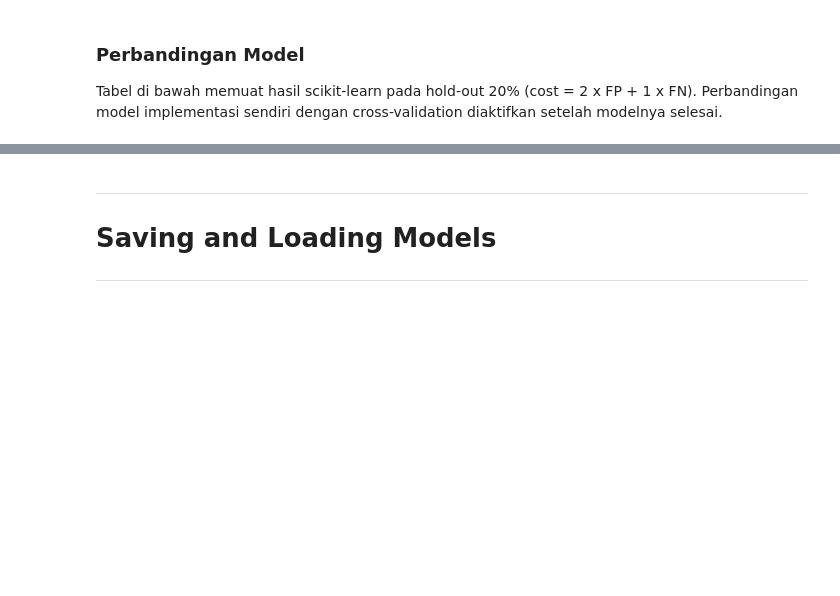
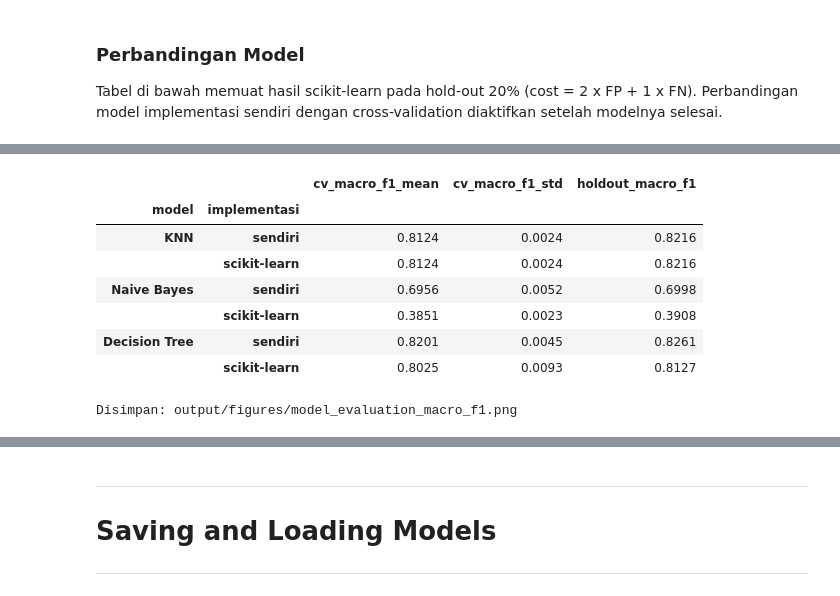
Before and after one commit to fahdmz/IF3170_G18_Tandborste, a Jupyter notebook: main.ipynb, the cells around one changed output, grey strips where cells are left out. Cells and saved outputs as stored; diff of their text form; code cells hidden in the pictures; blank space fills up the shorter version.

```diff
--- a/main.ipynb
+++ b/main.ipynb
@@ -1307,0 +1417,66 @@ comparison_sk
+# %%
+eval_rows = []
+
+
+def add_eval_row(model, implementation, cv_macro_f1, holdout_macro_f1):
+    """Satu baris tabel evaluasi: Macro F1 CV (mean, std) dan hold-out."""
+    eval_rows.append(
+        {
+            "model": model,
+            "implementasi": implementation,
+            "cv_macro_f1_mean": float(np.mean(cv_macro_f1)),
+            "cv_macro_f1_std": float(np.std(cv_macro_f1)),
+            "holdout_macro_f1": float(holdout_macro_f1),
+        }
+    )
+
+
+add_eval_row("KNN", "sendiri", knn_cv["macro_f1"], knn_holdout_macro_f1)
+add_eval_row("KNN", "scikit-learn", sk_knn_cv["macro_f1"], sk_results["KNN"]["macro_f1"])
+add_eval_row("Naive Bayes", "sendiri", nb_cv["macro_f1"], nb_holdout_macro_f1)
+add_eval_row("Naive Bayes", "scikit-learn", sk_nb_cv["macro_f1"], sk_results["Naive Bayes"]["macro_f1"])
+add_eval_row("Decision Tree", "sendiri", dtl_cv["macro_f1"], dtl_holdout_macro_f1)
+add_eval_row("Decision Tree", "scikit-learn", sk_dt_cv["macro_f1"], sk_results["DTL"]["macro_f1"])
+
+# Belum aktif: butuh lr_cv, lr_holdout_macro_f1, svm_cv, svm_holdout_macro_f1 (bagian modeling sendiri)
+# dan sk_lr_cv, sk_svm_cv (cross_validate untuk SkLogisticRegression dan SVC di bagian scikit-learn).
+if False:
+    add_eval_row("Logistic Regression", "sendiri", lr_cv["macro_f1"], lr_holdout_macro_f1)
+    add_eval_row("Logistic Regression", "scikit-learn", sk_lr_cv["macro_f1"], sk_results["Logistic Regression"]["macro_f1"])
+    add_eval_row("SVM", "sendiri", svm_cv["macro_f1"], svm_holdout_macro_f1)
+    add_eval_row("SVM", "scikit-learn", sk_svm_cv["macro_f1"], sk_results["SVM"]["macro_f1"])
+
+evaluation_table = pd.DataFrame(eval_rows).set_index(["model", "implementasi"])
+evaluation_table.round(4)
+# %% [output]
+|  |  | cv_macro_f1_mean | cv_macro_f1_std | holdout_macro_f1 |
+| model | implementasi |  |  |  |
+| KNN | sendiri | 0.8124 | 0.0024 | 0.8216 |
+|  | scikit-learn | 0.8124 | 0.0024 | 0.8216 |
+| Naive Bayes | sendiri | 0.6956 | 0.0052 | 0.6998 |
+|  | scikit-learn | 0.3851 | 0.0023 | 0.3908 |
+| Decision Tree | sendiri | 0.8201 | 0.0045 | 0.8261 |
+|  | scikit-learn | 0.8025 | 0.0093 | 0.8127 |
+# %%
+labels = [f"{m}\n({i})" for m, i in evaluation_table.index]
+pos = np.arange(len(evaluation_table))
+
+fig, ax = plt.subplots(figsize=(max(8, 1.7 * len(pos)), 4.8))
+cv_bars = ax.bar(pos - 0.2, evaluation_table["cv_macro_f1_mean"], width=0.38, color=BLUE,
+                 yerr=evaluation_table["cv_macro_f1_std"], error_kw={"ecolor": INK, "elinewidth": 1, "capsize": 3},
+                 label="CV 5-fold (mean ± std)")
+ho_bars = ax.bar(pos + 0.2, evaluation_table["holdout_macro_f1"], width=0.38, color=ORANGE, label="Hold-out (val_set)")
+for bars in (cv_bars, ho_bars):
+    for bar in bars:
+        ax.annotate(f"{bar.get_height():.3f}", (bar.get_x() + bar.get_width() / 2, bar.get_height()),
+                    xytext=(0, 4 if bars is ho_bars else 12), textcoords="offset points",
+                    ha="center", va="bottom", fontsize=8, color=INK)
+ax.set_xticks(pos, labels)
+ax.set_ylim(0, 1.0)
+ax.set_ylabel("Macro F1")
+ax.set_title("Macro F1 per model: CV 5-fold dan hold-out")
+ax.grid(axis="x", visible=False)
+ax.legend(loc="upper right", ncol=2)
+save_fig(fig, "model_evaluation_macro_f1")
+# %% [output]
+Disimpan: output/figures/model_evaluation_macro_f1.png
```
Also changed, not shown: parts of 16 cells of this notebook, 3 other files.
